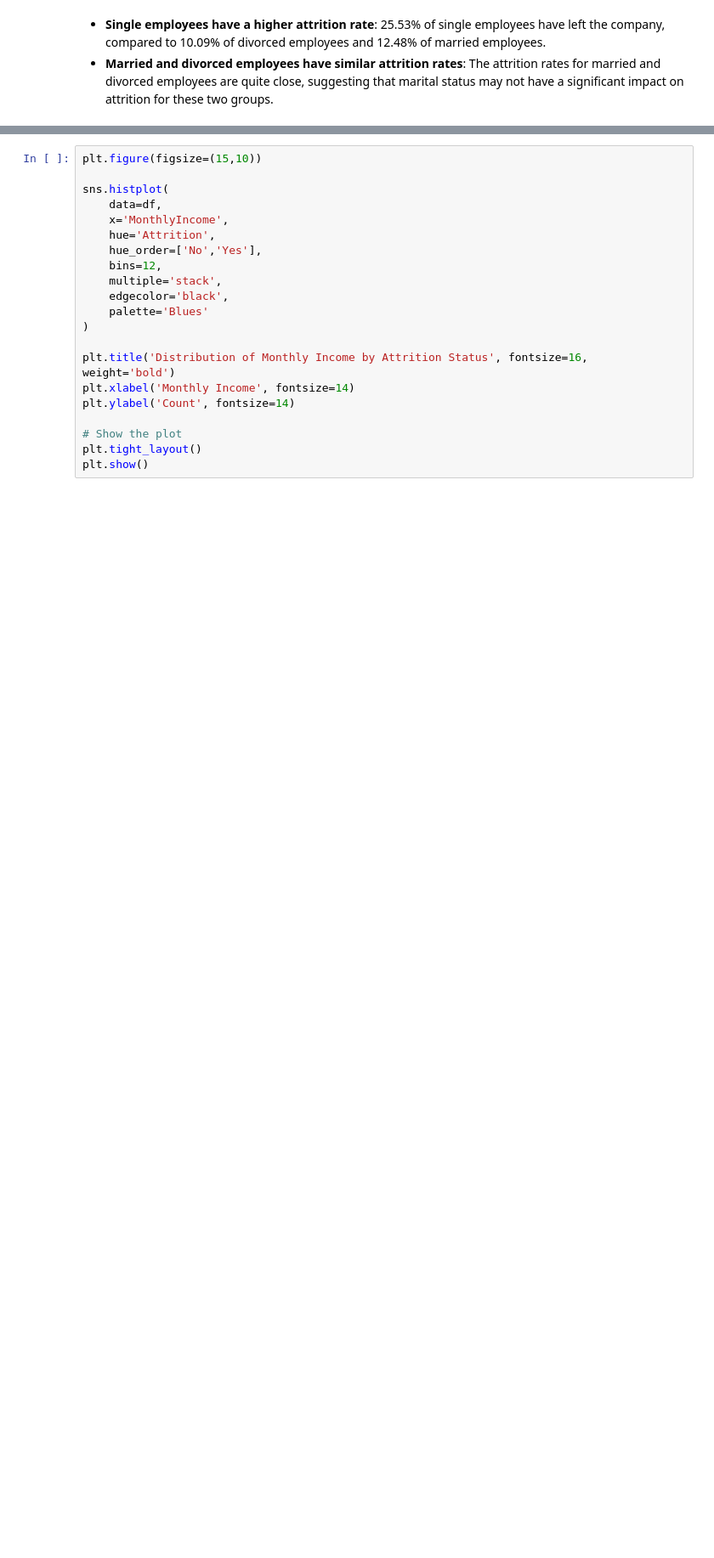
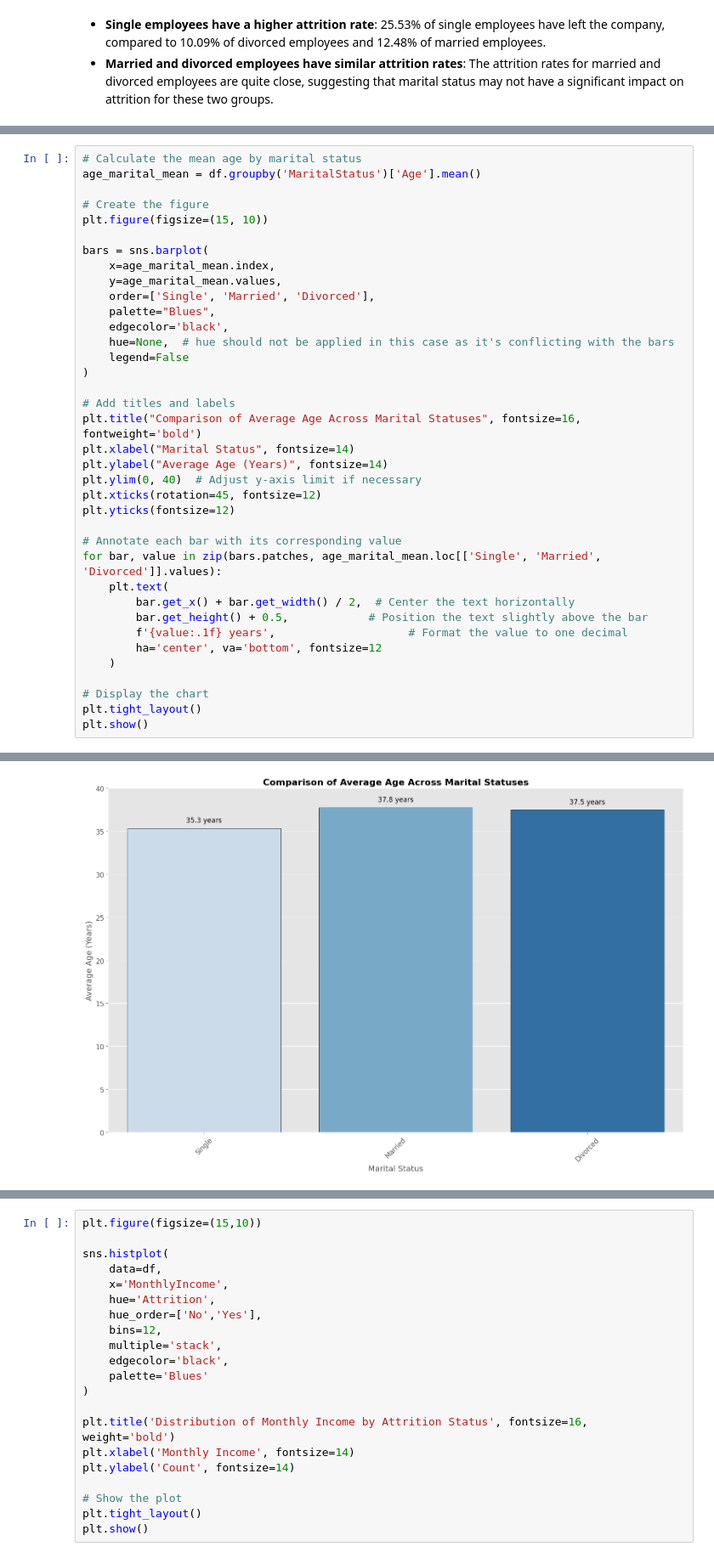
Before and after one commit to 0xArnaudR/IBM-HR-Analytics-Employee-Attrition, a Jupyter notebook: IBM_HR_Analytics_Employee_Attrition.ipynb, the cells around one changed output, grey strips where cells are left out. Shown at 85% size. Cells and saved outputs as stored; diff of their text form; blank space fills up the shorter version.

```diff
--- a/IBM_HR_Analytics_Employee_Attrition.ipynb
+++ b/IBM_HR_Analytics_Employee_Attrition.ipynb
@@ -712,0 +719,38 @@ plt.show()
+# %%
+# Calculate the mean age by marital status
+age_marital_mean = df.groupby('MaritalStatus')['Age'].mean()
+
+# Create the figure
+plt.figure(figsize=(15, 10))
+
+bars = sns.barplot(
+    x=age_marital_mean.index,
+    y=age_marital_mean.values,
+    order=['Single', 'Married', 'Divorced'],
+    palette="Blues",
+    edgecolor='black',
+    hue=None,  # hue should not be applied in this case as it's conflicting with the bars
+    legend=False
+)
+
+# Add titles and labels
+plt.title("Comparison of Average Age Across Marital Statuses", fontsize=16, fontweight='bold')
+plt.xlabel("Marital Status", fontsize=14)
+plt.ylabel("Average Age (Years)", fontsize=14)
+plt.ylim(0, 40)  # Adjust y-axis limit if necessary
+plt.xticks(rotation=45, fontsize=12)
+plt.yticks(fontsize=12)
+
+# Annotate each bar with its corresponding value
+for bar, value in zip(bars.patches, age_marital_mean.loc[['Single', 'Married', 'Divorced']].values):
+    plt.text(
+        bar.get_x() + bar.get_width() / 2,  # Center the text horizontally
+        bar.get_height() + 0.5,            # Position the text slightly above the bar
+        f'{value:.1f} years',                    # Format the value to one decimal
+        ha='center', va='bottom', fontsize=12
+    )
+
+# Display the chart
+plt.tight_layout()
+plt.show()
+# %% [output]
@@ -712,0 +760 @@ plt.show()
+[figure, added]
```
Also changed, not shown: parts of 26 cells of this notebook.
